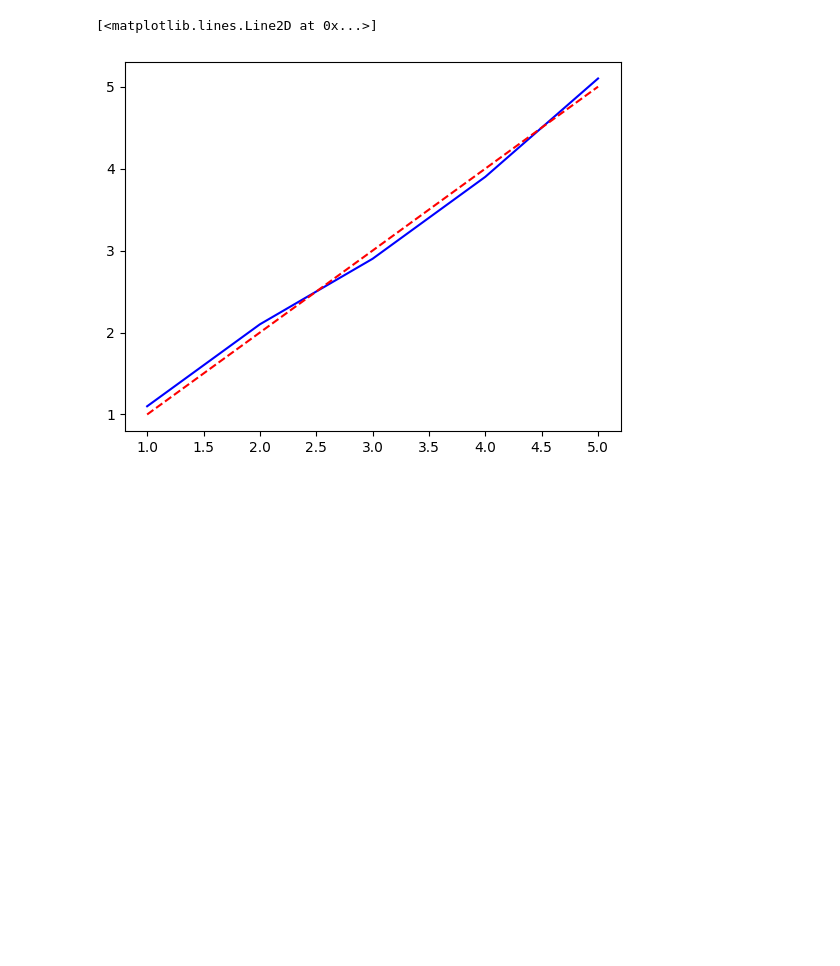
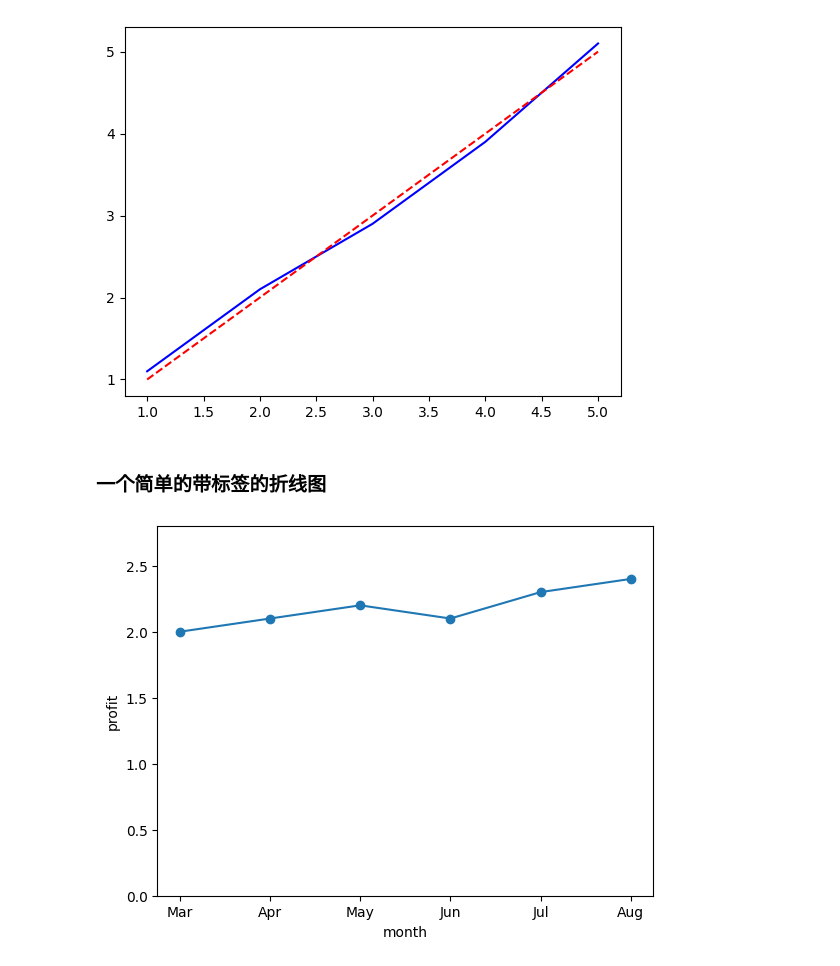
Before and after one commit to a358003542/ipynb_notebook, a Jupyter notebook: matplotlib_basic.ipynb, the cells around one changed output. Drawn from its saved outputs; the diff is of its cells as text; code cells hidden in the pictures; blank space fills up the shorter version.

```diff
--- a/matplotlib_basic.ipynb
+++ b/matplotlib_basic.ipynb
@@ -17,9 +25,16 @@ import matplotlib.pyplot as plt
 xdata = [1,2,3,4,5]
 ydata = [1.1,2.1,2.9,3.9,5.1]
 predict_ydata = [1,2,3,4,5]
-
-plt.plot(xdata, ydata, color='blue')
-plt.plot(xdata, predict_ydata, color='red', linestyle='dashed')
+_, ax = plt.subplots()
+line_plot(ax, xdata, ydata, color='blue')
+line_plot(ax, xdata, predict_ydata, color='red', linestyle='dashed')
 # %% [output]
-[<matplotlib.lines.Line2D at 0x...>]
 [figure]
+# %% [markdown]
+### 一个简单的带标签的折线图
+# %%
+y = [2,2.1, 2.2, 2.1, 2.3, 2.4]
+_, ax = plt.subplots()
+line_plot(ax, y_values=y, x_label='month', y_label='profit', y_lim=(0,2.8), x_tick_labels=['Mar', 'Apr', 'May', 'Jun', 'Jul', 'Aug'], marker='o')
+# %% [output]
+[figure, added]
```
Also changed, not shown: parts of 10 cells of this notebook, 5 other files.
